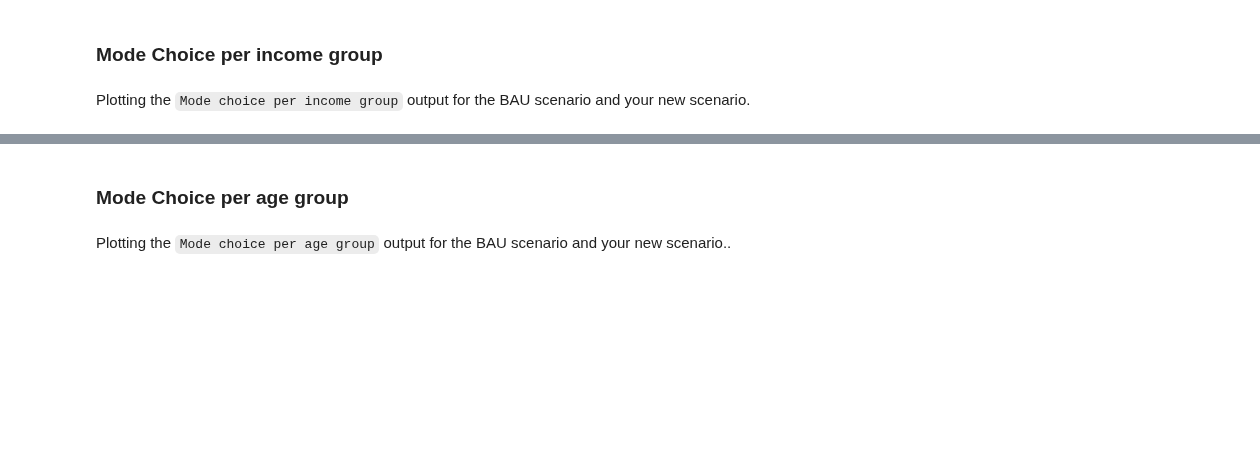
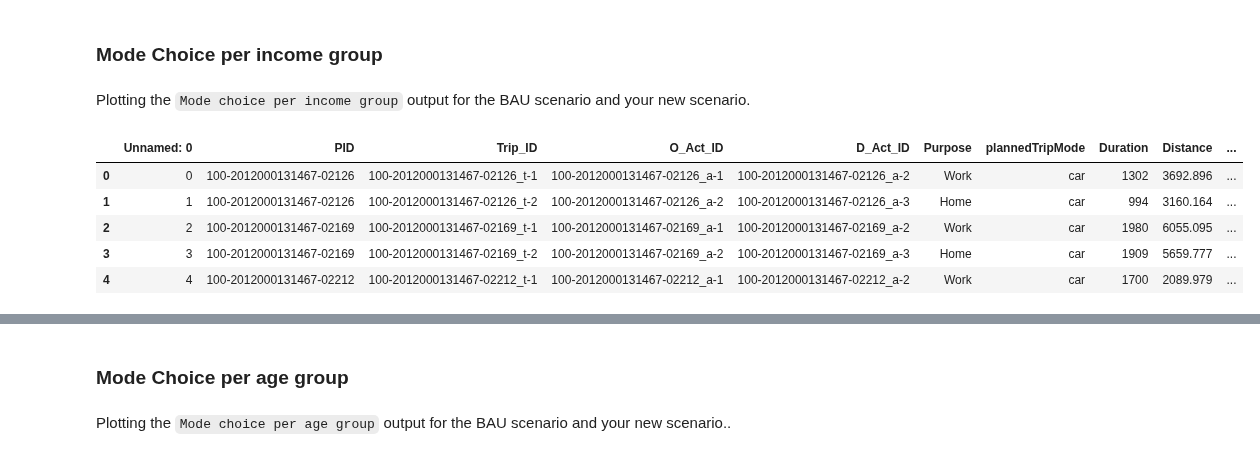
Before and after one commit to bistro-its-berkeley/BISTRO-Starter-Kit, a Jupyter notebook: examples/Visualization.ipynb, the cells around one changed output, grey strips where cells are left out. Saved outputs shown, nothing was run; the diff lists cells and outputs as text; code cells hidden in the pictures; blank space fills up the shorter version.

```diff
--- a/examples/Visualization.ipynb
+++ b/examples/Visualization.ipynb
@@ -338,6 +273,15 @@ _ = viz.plot_mode_choice_by_hour(mode_choice_path, "Your Run")
 ### Mode Choice per income group
 # %% [markdown]
 Plotting the `Mode choice per income group` output for the BAU scenario and your new scenario.
+# %%
+trips_df_bau.head()
+# %% [output]
+|  | Unnamed: 0 | PID | Trip_ID | O_Act_ID | D_Act_ID | Purpose | plannedTripMode | Duration | Distance | ... |
+| 0 | 0 | 100-2012000131467-02126 | 100-2012000131467-02126_t-1 | 100-2012000131467-02126_a-1 | 100-2012000131467-02126_a-2 | Work | car | 1302 | 3692.896 | ... |
+| 1 | 1 | 100-2012000131467-02126 | 100-2012000131467-02126_t-2 | 100-2012000131467-02126_a-2 | 100-2012000131467-02126_a-3 | Home | car | 994 | 3160.164 | ... |
+| 2 | 2 | 100-2012000131467-02169 | 100-2012000131467-02169_t-1 | 100-2012000131467-02169_a-1 | 100-2012000131467-02169_a-2 | Work | car | 1980 | 6055.095 | ... |
+| 3 | 3 | 100-2012000131467-02169 | 100-2012000131467-02169_t-2 | 100-2012000131467-02169_a-2 | 100-2012000131467-02169_a-3 | Home | car | 1909 | 5659.777 | ... |
+| 4 | 4 | 100-2012000131467-02212 | 100-2012000131467-02212_t-1 | 100-2012000131467-02212_a-1 | 100-2012000131467-02212_a-2 | Work | car | 1700 | 2089.979 | ... |
 # %%
 _ = viz.plot_mode_choice_by_income_group(person_df_bau, trips_df_bau, "BAU")
 _ = viz.plot_mode_choice_by_income_group(person_df, trips_df, "Your Run")
```
Also changed, not shown: parts of 23 cells of this notebook, 6 other files.
